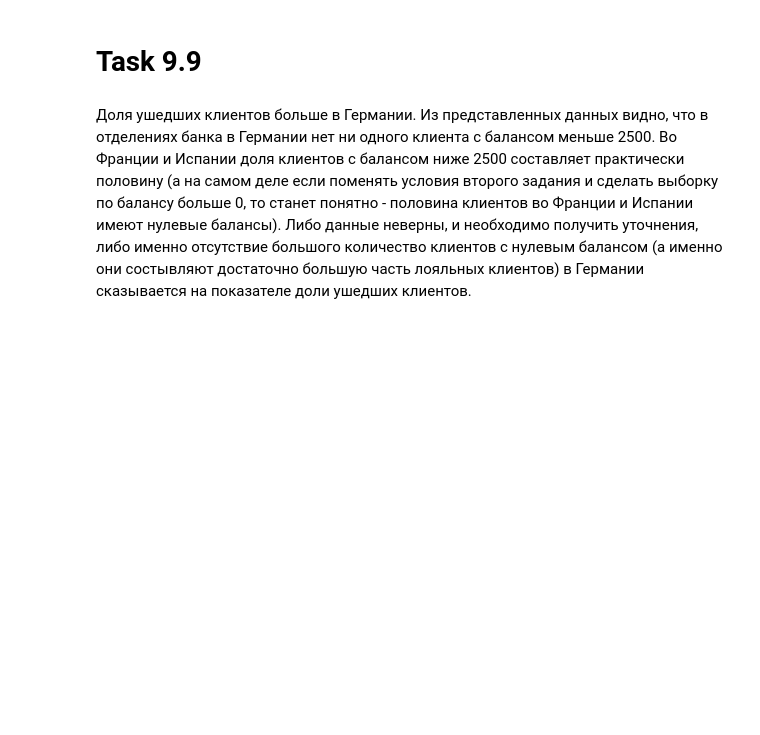
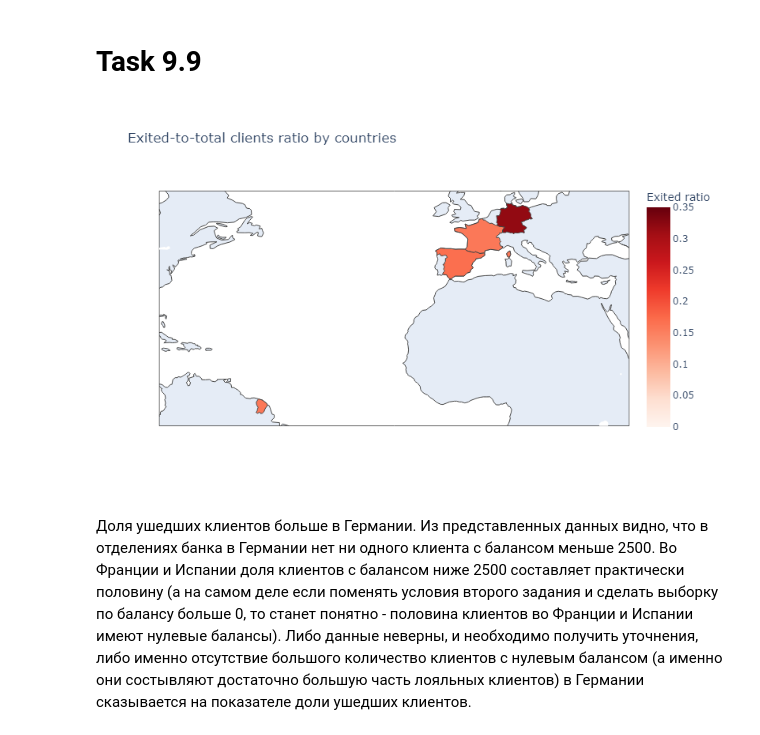
Before and after one commit to AlexeyAldushin/sf_data_science, a Jupyter notebook: PY13_Visualisation/PY13_final.ipynb, the cells around one changed output. Saved outputs shown, nothing was run; the diff lists cells and outputs as text; code cells hidden in the pictures; blank space fills up the shorter version.

```diff
--- a/PY13_Visualisation/PY13_final.ipynb
+++ b/PY13_Visualisation/PY13_final.ipynb
@@ -196,31 +196,38 @@ barplot = sns.barplot(
 # %%
 #Count ratio of exited clients by geography
 
 #Exited clients by countries
 mask = churn_data['Loyality'] == 'Exited'
 countries_exited = churn_data[mask].groupby(['Geography', 'Loyality']).size().reset_index(name='NumOfClients')
 #Total clients by country
 countries_total = churn_data.groupby(['Geography']).size().reset_index(name='NumOfClients')
 #Exited-to-total ratio
 countries_exited['Exited ratio'] = round(countries_exited['NumOfClients']/countries_total['NumOfClients'], 2)
 # display(countries_total)
 #Number of clients with balance > 2500
 # display(croped_churn_data.groupby(['Geography']).size().reset_index(name='NumOfClients'))
 
 
 fig = px.choropleth(
     countries_exited,
     locations='Geography',
     locationmode = "country names",
     color='Exited ratio',
     range_color=[0, 0.35],
     title='Exited-to-total clients ratio by countries',
     width=800,
     height=500,
     color_continuous_scale='Reds'
 )
 fig.update_geos(fitbounds='locations')
 fig.show()
+
+#Can't add choropleth to github. Hear's the jpg-image
+from IPython.display import Image
+png_file = 'data/exited_ratio_by_country.jpg'
+Image(filename=png_file)
+# %% [output]
+[figure, added]
 # %% [markdown]
 Доля ушедших клиентов больше в Германии. Из представленных данных видно, что в отделениях банка в Германии нет ни одного клиента с балансом меньше 2500. Во Франции и Испании доля клиентов с балансом ниже 2500 составляет практически половину (а на самом деле если поменять условия второго задания и сделать выборку по балансу больше 0, то станет понятно - половина клиентов во Франции и Испании имеют нулевые балансы). Либо данные неверны, и необходимо получить уточнения, либо именно отсутствие большого количество клиентов с нулевым балансом (а именно они состывляют достаточно большую часть лояльных клиентов) в Германии сказывается на показателе доли ушедших клиентов.
 # %% [markdown]
```
